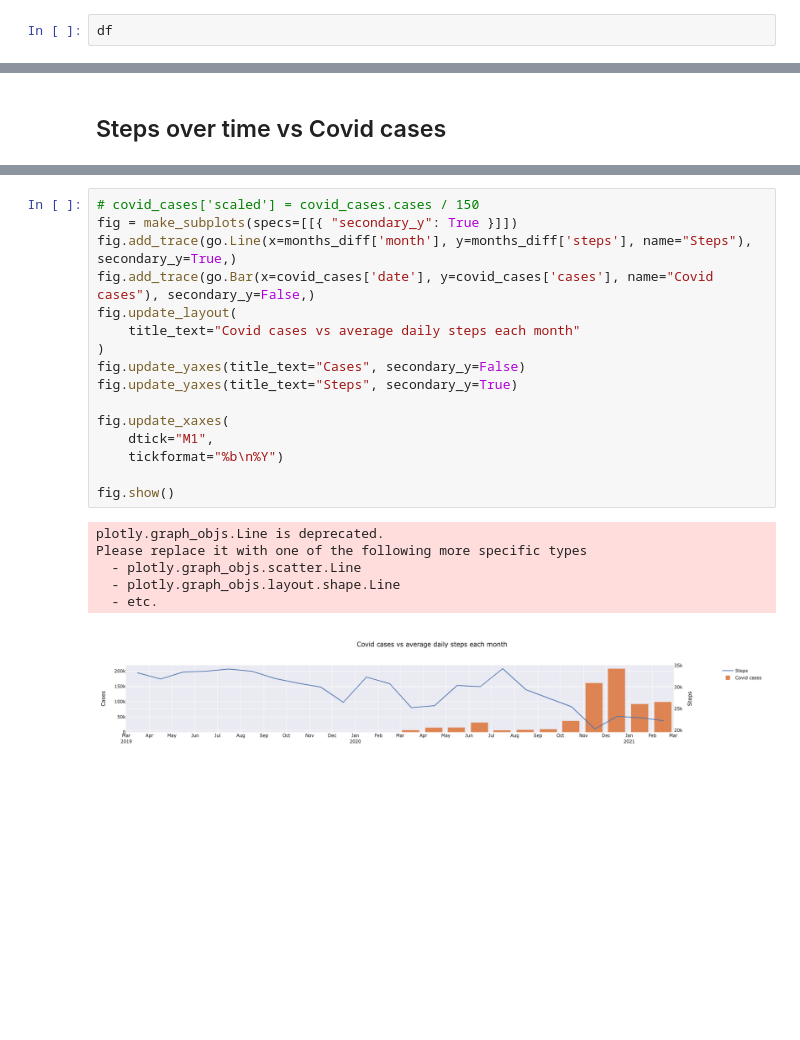
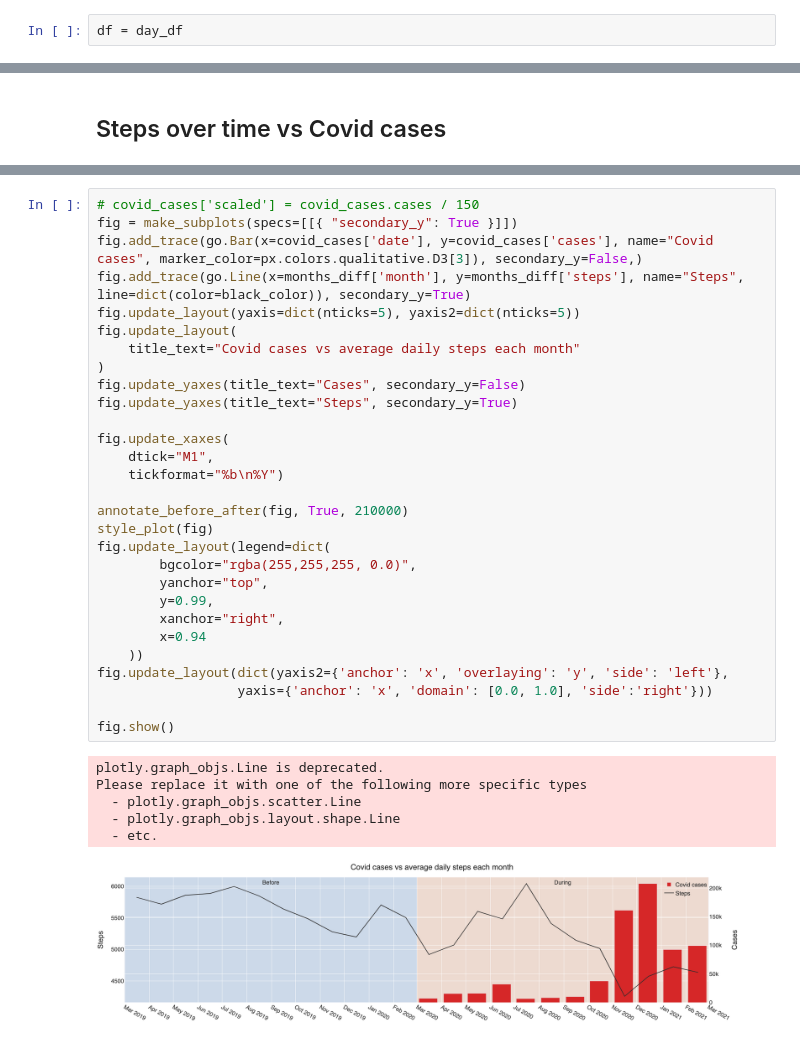
Before and after one commit to hci-gu/wfh-movement-jupyter, a Jupyter notebook: notebooks/MonthlyChange.ipynb, the cells around one changed output, grey strips where cells are left out. Drawn from its saved outputs; the diff is of its cells as text; blank space fills up the shorter version.

```diff
--- a/notebooks/MonthlyChange.ipynb
+++ b/notebooks/MonthlyChange.ipynb
@@ -28,3 +28,3 @@ cf.go_offline()
 %store -r covid_cases
 # %%
-df
+df = day_df
@@ -160,26 +155,39 @@ fig.show()
 # %%
 # covid_cases['scaled'] = covid_cases.cases / 150
 fig = make_subplots(specs=[[{ "secondary_y": True }]])
-fig.add_trace(go.Line(x=months_diff['month'], y=months_diff['steps'], name="Steps"), secondary_y=True,)
-fig.add_trace(go.Bar(x=covid_cases['date'], y=covid_cases['cases'], name="Covid cases"), secondary_y=False,)
+fig.add_trace(go.Bar(x=covid_cases['date'], y=covid_cases['cases'], name="Covid cases", marker_color=px.colors.qualitative.D3[3]), secondary_y=False,)
+fig.add_trace(go.Line(x=months_diff['month'], y=months_diff['steps'], name="Steps", line=dict(color=black_color)), secondary_y=True)
+fig.update_layout(yaxis=dict(nticks=5), yaxis2=dict(nticks=5))
 fig.update_layout(
     title_text="Covid cases vs average daily steps each month"
 )
 fig.update_yaxes(title_text="Cases", secondary_y=False)
 fig.update_yaxes(title_text="Steps", secondary_y=True)
 
 fig.update_xaxes(
     dtick="M1",
     tickformat="%b\n%Y")
 
+annotate_before_after(fig, True, 210000)
+style_plot(fig)
+fig.update_layout(legend=dict(
+        bgcolor="rgba(255,255,255, 0.0)",
+        yanchor="top",
+        y=0.99,
+        xanchor="right",
+        x=0.94
+    ))
+fig.update_layout(dict(yaxis2={'anchor': 'x', 'overlaying': 'y', 'side': 'left'},
+                  yaxis={'anchor': 'x', 'domain': [0.0, 1.0], 'side':'right'}))
+
 fig.show()
 # %% [output]
 plotly.graph_objs.Line is deprecated.
 Please replace it with one of the following more specific types
   - plotly.graph_objs.scatter.Line
   - plotly.graph_objs.layout.shape.Line
   - etc.
-[figure, old version]
+[figure, new version]
 # %%
 steps = go.Line(x=months_diff['month'], y=months_diff['diff'], name="Steps difference", mode="lines", line=dict(color=px.colors.qualitative.T10[1]))
 cases = go.Bar(x=covid_cases['date'], y=covid_cases['cases'], name="Covid cases", yaxis='y2', marker_color=px.colors.qualitative.T10[0])
```
Also changed, not shown: parts of 15 cells of this notebook, 4 other files.
